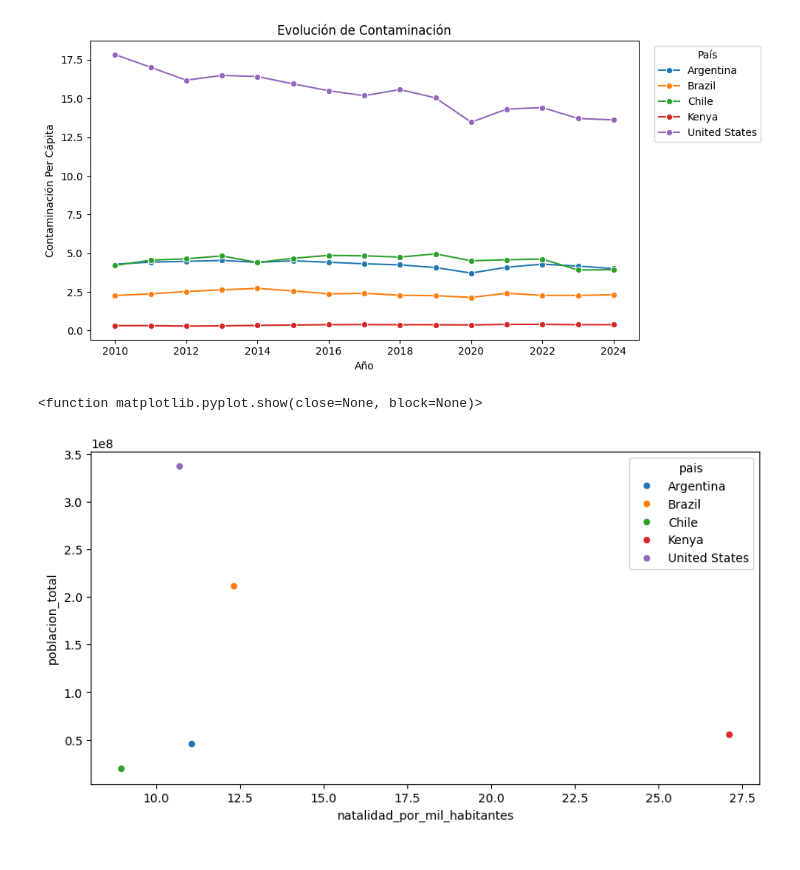
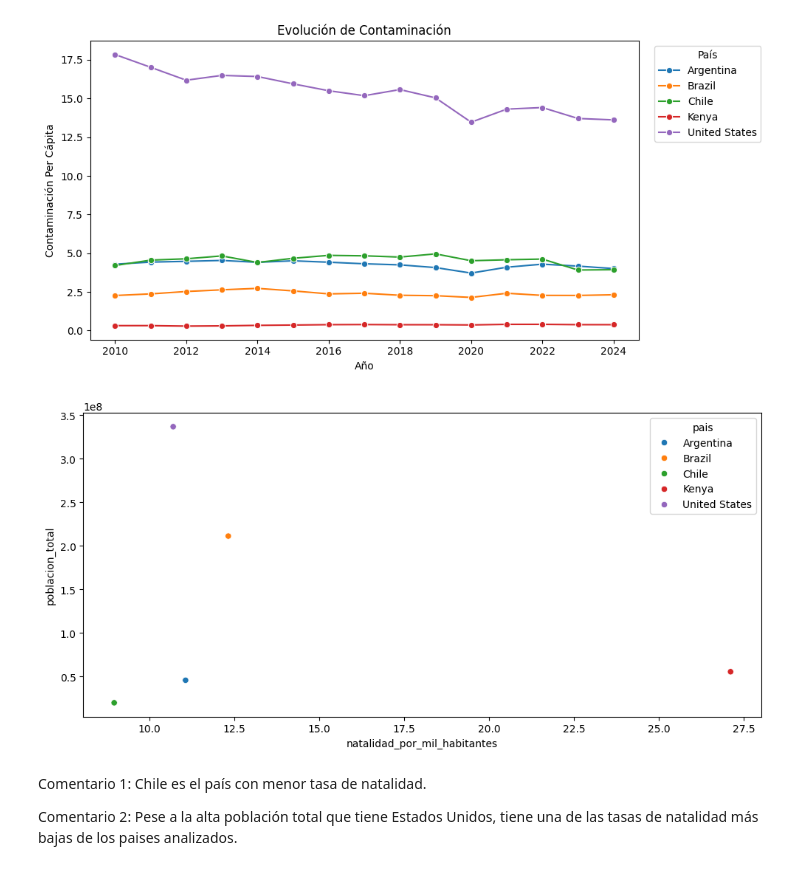
Before and after one commit to aromaydelicadeza/interacting-with-api-python-project-tutorial, a Jupyter notebook: src/explore.ipynb, the cells around one changed output. Cells and saved outputs as stored; diff of their text form; code cells hidden in the pictures.

```diff
--- a/src/explore.ipynb
+++ b/src/explore.ipynb
@@ -117,20 +117,23 @@ plt.show()
 # %%
 agno_reciente = 2023
 
 natalidad_por_mil_habitantes = tablas['natalidad_por_mil_habitantes'].query('agno == @agno_reciente').rename(columns={'valor':'natalidad_por_mil_habitantes'})
 poblacion_total = tablas['poblacion_total'].query('agno == @agno_reciente').rename(columns={'valor':'poblacion_total'})
 
 df_unido = pd.merge(
     natalidad_por_mil_habitantes[['pais','natalidad_por_mil_habitantes']],
     poblacion_total[['pais','poblacion_total']],
     on = 'pais',
     how = 'inner'
 )
 
 plt.figure(figsize=(10,5))
 sns.scatterplot(data=df_unido,x='natalidad_por_mil_habitantes',y='poblacion_total',hue='pais')
-plt.tight_layout
-plt.show
+plt.tight_layout()
+plt.show()
 # %% [output]
-<function matplotlib.pyplot.show(close=None, block=None)>
-[figure, old version]
+[figure, new version]
+# %% [markdown]
+Comentario 1: Chile es el país con menor tasa de natalidad.
+
+Comentario 2: Pese a la alta población total que tiene Estados Unidos, tiene una de las tasas de natalidad más bajas de los paises analizados.
```
Also changed, not shown: parts of 4 cells of this notebook, 1 other file.
